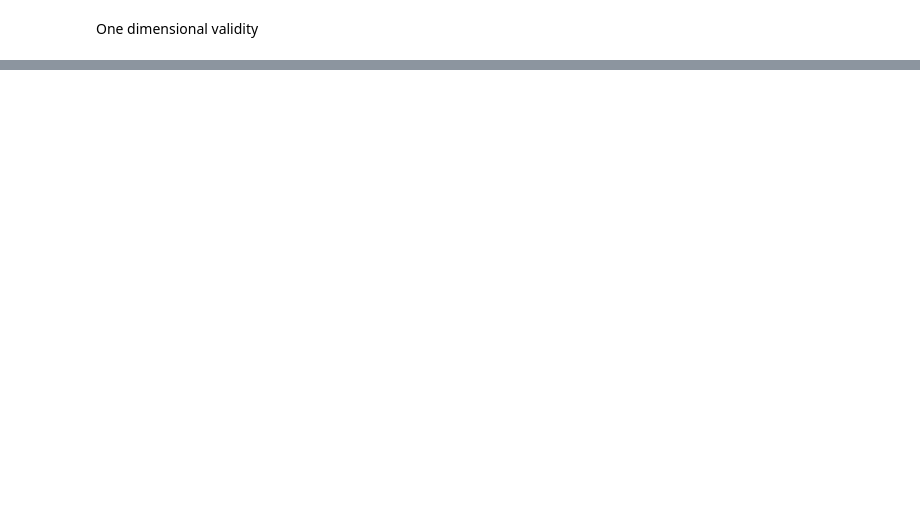
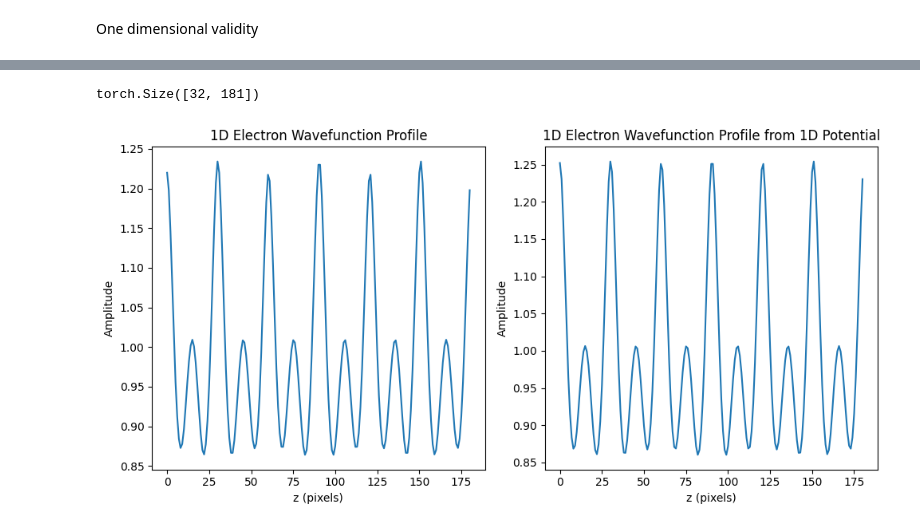
Before and after one commit to Hyper-Phase/DM1dCalc-master, a Jupyter notebook: demonstrations/multislice_calculations.ipynb, the cells around one changed output, grey strips where cells are left out. Saved outputs shown, nothing was run; the diff lists cells and outputs as text; code cells hidden in the pictures; blank space fills up the shorter version.

```diff
--- a/demonstrations/multislice_calculations.ipynb
+++ b/demonstrations/multislice_calculations.ipynb
@@ -45,2 +55,12 @@ plt.show()
 # %% [markdown]
 One dimensional validity
+# %%
+potential = np.array(potential)
+height, width, depth = potential.shape
+potential_1d = np.mean(potential, axis=1)
+plt.imshow(potential_1d)
+plt.title('1D Potential Profile')
+plt.xlabel('z (pixels)')
+plt.ylabel('x (pixels)')
+plt.tight_layout()
+plt.show()
@@ -46,0 +75,28 @@ One dimensional validity
+# %%
+# Example usage
+ew_check2 = multislice_1d(np.array(potential_1d),
+                          energy=energy,
+                          sampling=sampling,
+                          slice_thickness=1,
+                          device='cpu')
+# %%
+potential_1d.shape
+# %% [output]
+torch.Size([32, 181])
+# %%
+ew_profile_2 = ew_check2.ravel()
+plt.figure(figsize=(10, 5))
+plt.subplot(1, 2, 1)
+plt.plot(np.abs(ew_profile_1.T))
+plt.title('1D Electron Wavefunction Profile')
+plt.xlabel('z (pixels)')
+plt.ylabel('Amplitude')
+plt.subplot(1, 2, 2)
+plt.plot(np.abs(ew_profile_2))
+plt.title('1D Electron Wavefunction Profile from 1D Potential')
+plt.xlabel('z (pixels)')
+plt.ylabel('Amplitude')
+plt.tight_layout()
+plt.show()
+# %% [output]
+[figure, added]
```
Also changed, not shown: parts of 5 cells of this notebook, 1 other file.
